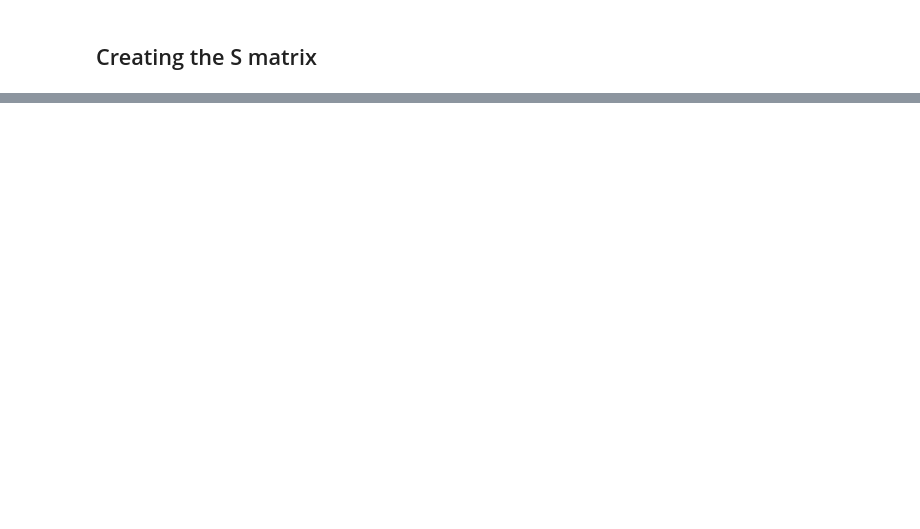
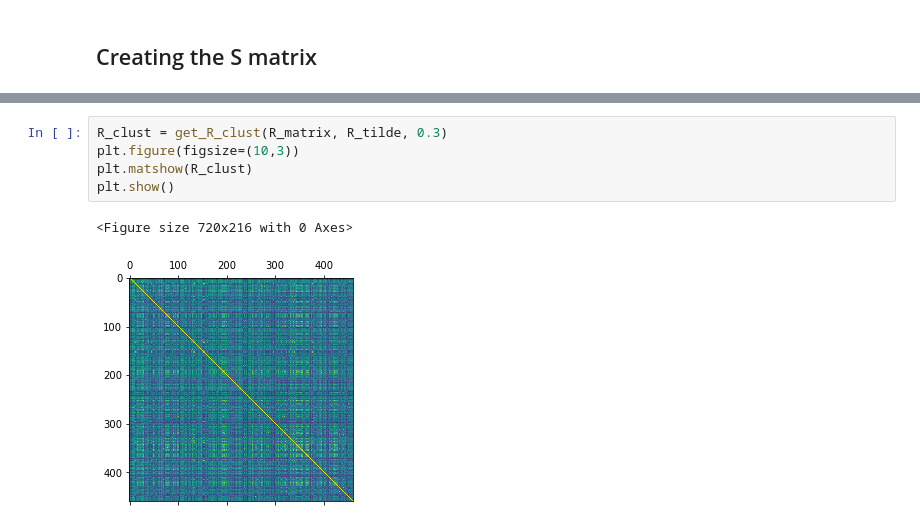
Before and after one commit to jduarte00/clustering_shrinkage_estimator, a Jupyter notebook: implementation_sbs.ipynb, the cells around one changed output, grey strips where cells are left out. Drawn from its saved outputs; the diff is of its cells as text; blank space fills up the shorter version.

```diff
--- a/implementation_sbs.ipynb
+++ b/implementation_sbs.ipynb
@@ -161,0 +432,8 @@ array([0, 1, 2], dtype=int32)
+# %%
+R_clust = get_R_clust(R_matrix, R_tilde, 0.3)
+plt.figure(figsize=(10,3))
+plt.matshow(R_clust)
+plt.show()
+# %% [output]
+<Figure size 720x216 with 0 Axes>
+[figure, added]
```
Also changed, not shown: parts of 61 cells of this notebook.
